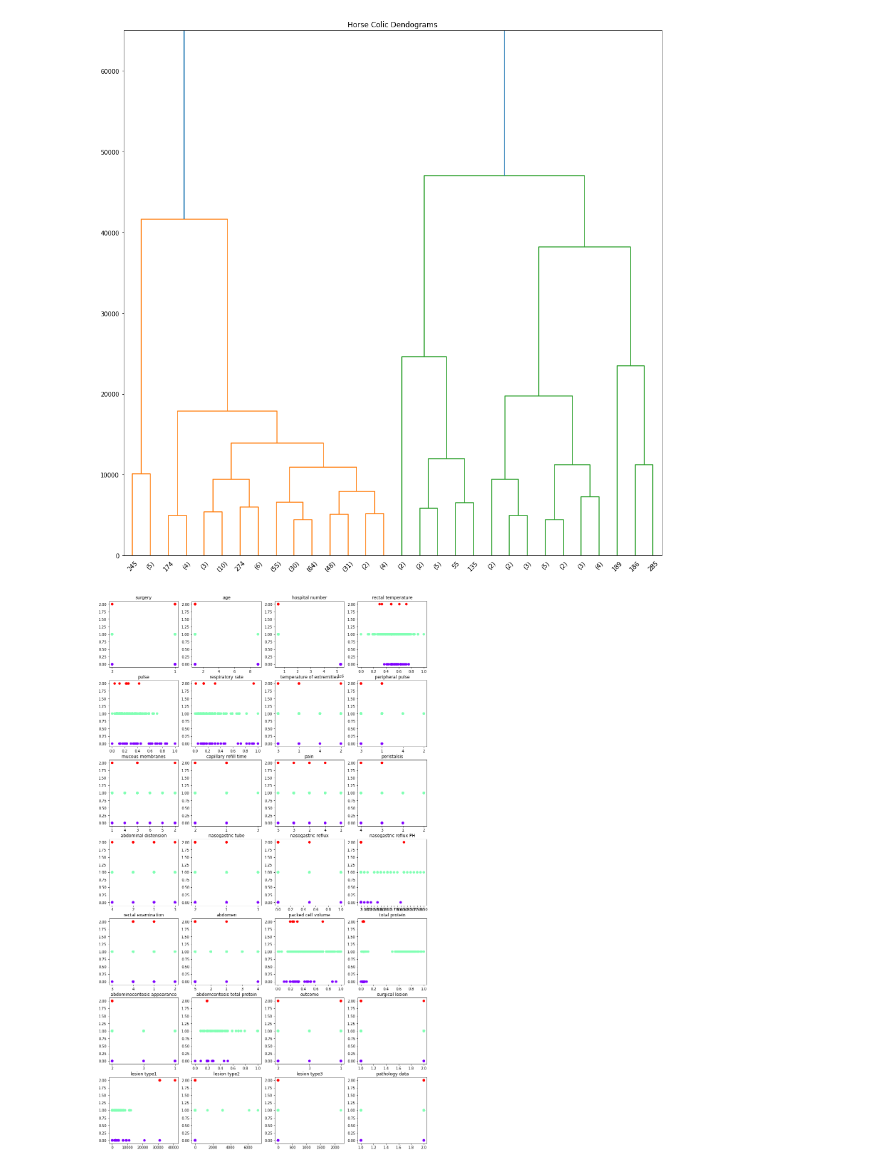
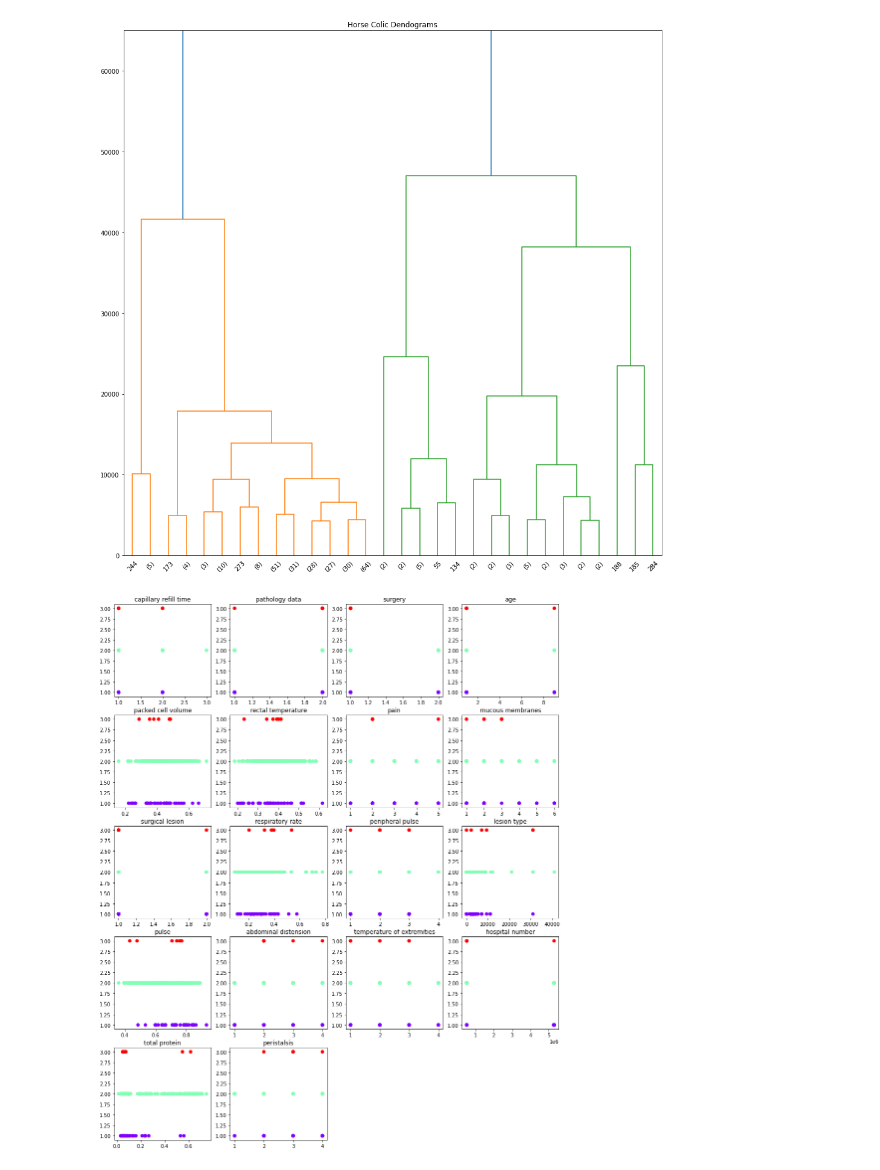
Before and after one commit to ZiadAlnagar189714/Data-Mining-Horse-Colic, a Jupyter notebook: app.ipynb, the cells around one changed output. Cells and saved outputs as stored; diff of their text form; code cells hidden in the pictures.

```diff
--- a/app.ipynb
+++ b/app.ipynb
@@ -39,0 +44,16 @@ normalized_df[numerical_columns] = to_norm
+# %%
+# Pre-processing
+filled_df = X.copy()
+# Replacing missing values of categorical attributes with the most frequant value
+cat_fill = filled_df.loc[:, cat_colnames]
+for col in cat_colnames:
+    filled_df[cat_colnames] = cat_fill.fillna(filled_df[col].mode()[0])
+
+# Replacing missing values of numerical attributes with the mean value
+filled_df[numerical_colnames] = filled_df[numerical_colnames].fillna(
+    filled_df[numerical_colnames].mean())
+
+# Normalization
+normalized_df = filled_df.copy()
+to_norm = normalized_df.loc[:, numerical_colnames]
+normalized_df[numerical_colnames] = preprocessing.normalize(to_norm)
@@ -40,20 +63,19 @@ normalized_df[numerical_columns] = to_norm
 # %%
 # K-means
 refined_df = normalized_df.copy()
-x = refined_df
-# y = refined_df[['outcome']]
 
 kmeans = KMeans(algorithm='auto', copy_x=True, init='random', max_iter=300,
                 n_clusters=3, n_init=10,
                 random_state=0, tol=0.01, verbose=0)
-clusters = kmeans.fit_predict(x)
-refined_df['clusters'] = pd.Series(clusters)
+k_clusters = kmeans.fit_predict(refined_df)
+k_clusters += 1
+refined_df['clusters'] = pd.Series(k_clusters)
 
 n = 0
 fig = plt.figure(figsize=(16, 28))
-for col in colnames:
+for col in train_colnames:
     p = plt.subplot(7, 4, n + 1)
-    p.set_title(colnames[n])
+    p.set_title(train_colnames[n])
     plt.scatter(refined_df[col], refined_df['clusters'],
                 c=refined_df['clusters'], cmap='rainbow')
     n += 1
@@ -62,27 +84,28 @@ for col in colnames:
 # %%
 # Hieratical
-refined_df_2 = normalized_df.copy()
+refined_df2 = normalized_df.copy()
 
 # Draw Dendrogram
 plt.figure(figsize=(16, 16))
 plt.title("Horse Colic Dendograms")
 dend = shc.dendrogram(shc.linkage(
-    refined_df_2, method='complete'), truncate_mode='lastp')
+    refined_df2, method='complete'), truncate_mode='lastp')
 plt.ylim(0, 65000)
 
 Aglo = AgglomerativeClustering(
     n_clusters=3, affinity='euclidean', linkage='ward')
-clusters = Aglo.fit_predict(refined_df_2)
-refined_df_2['clusters'] = pd.Series(clusters)
+h_clusters = Aglo.fit_predict(refined_df2)
+h_clusters += 1
+refined_df2['clusters'] = pd.Series(h_clusters)
 
 n = 0
 plt.figure(figsize=(16, 28))
-for col in colnames:
+for col in train_colnames:
     p = plt.subplot(7, 4, n + 1)
-    p.set_title(colnames[n])
-    plt.scatter(refined_df_2[col], refined_df_2['clusters'],
-                c=refined_df_2['clusters'], cmap='rainbow')
+    p.set_title(train_colnames[n])
+    plt.scatter(refined_df2[col], refined_df2['clusters'],
+                c=refined_df2['clusters'], cmap='rainbow')
     n += 1
 # %% [output]
-[figure, old version]
+[figure, new version]
-[figure, old version]
+[figure, new version]
```
Also changed, not shown: parts of 5 cells of this notebook, 2 other files.
